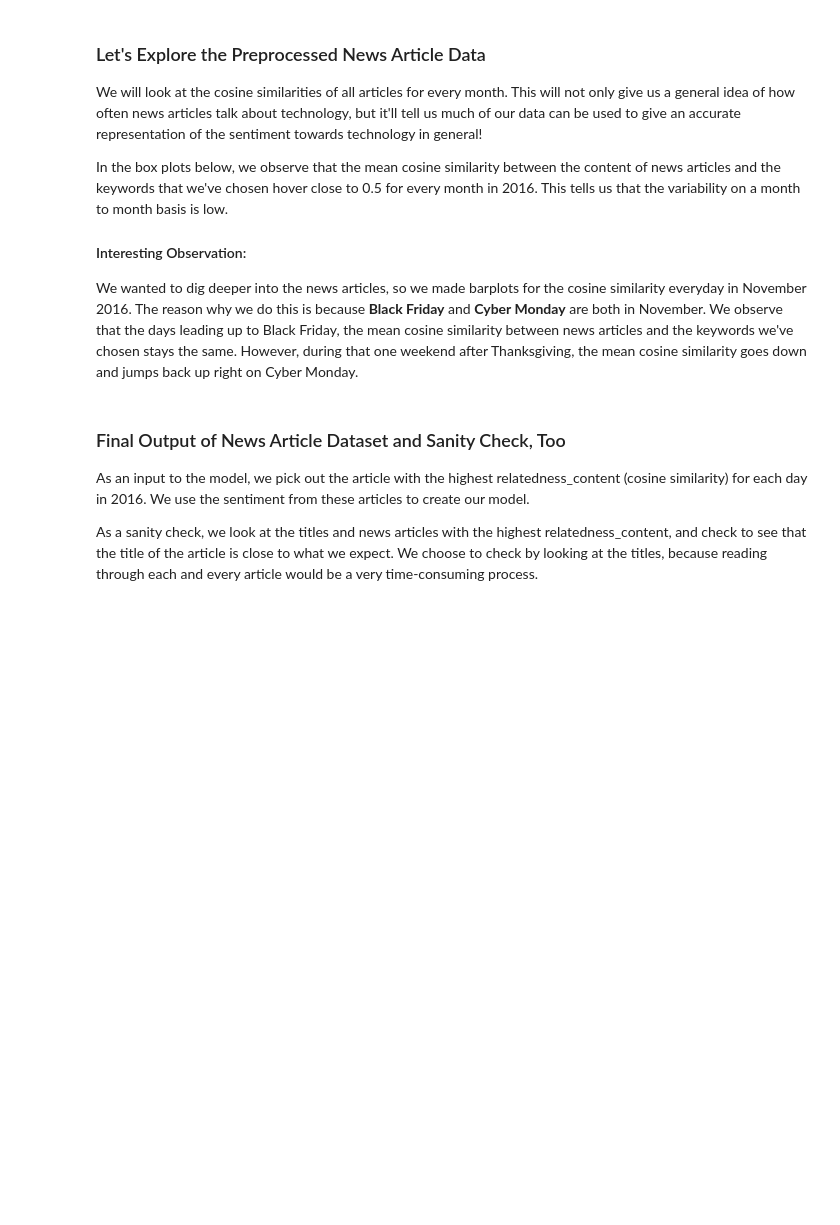
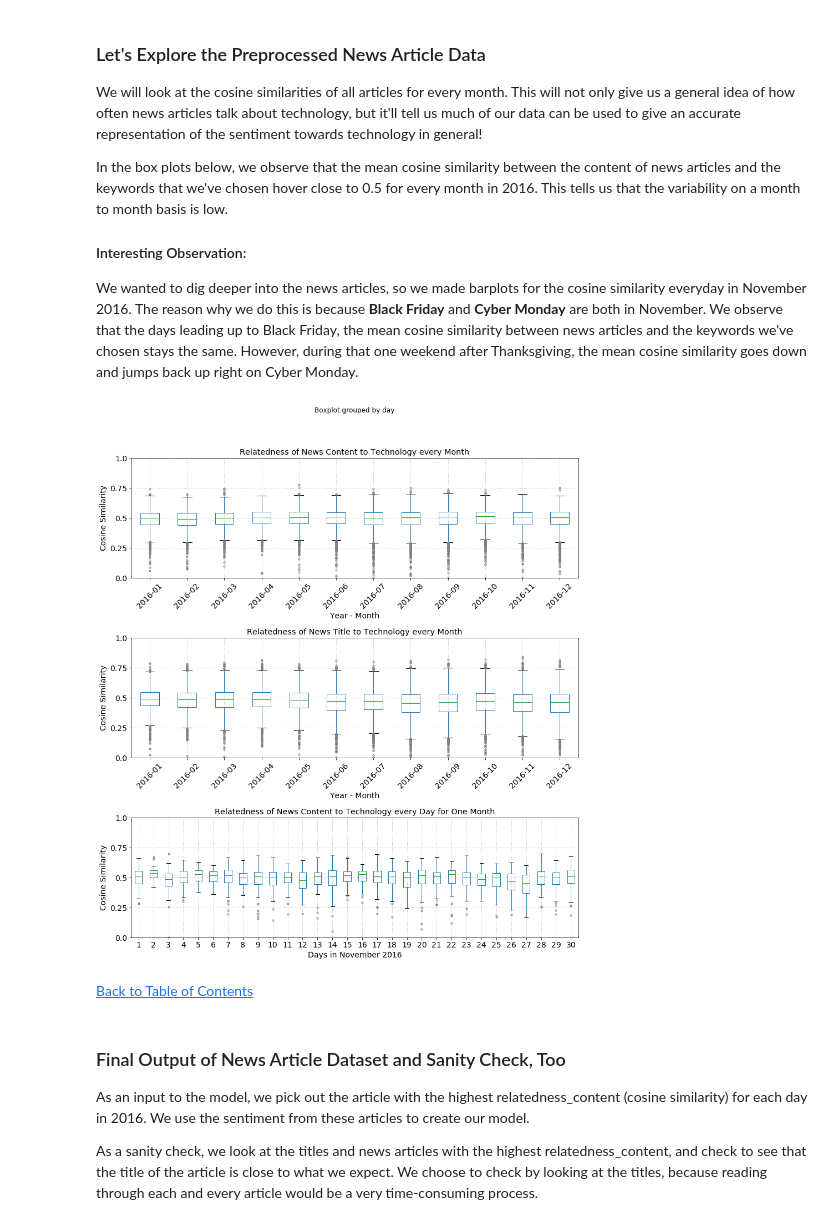
Before and after one commit to chengwill97/Stock-Market-Price-Prediction, a Jupyter notebook: Stock_Prediction_with_Sentiment.ipynb, the cells around one changed output. Cells and saved outputs as stored; diff of their text form; code cells hidden in the pictures; blank space fills up the shorter version.

```diff
--- a/Stock_Prediction_with_Sentiment.ipynb
+++ b/Stock_Prediction_with_Sentiment.ipynb
@@ -729,34 +765,38 @@ relatedness_content_month_plot_args = {
     'rot' : 0,
     'by' : 'day',
     'flierprops' : flierprops,
 }
 
 relatedness_content_plot = relatedness_content_df.boxplot(**relatedness_content_plot_args)
 relatedness_content_plot.set_title('Relatedness of News Content to Technology every Month')
 relatedness_content_plot.set_xlabel('Year - Month', fontsize=14)
 relatedness_content_plot.set_ylabel('Cosine Similarity', fontsize=14)
 relatedness_content_plot.set_yticks(yticks)
 relatedness_content_plot.set_yticklabels(yticklabels, fontsize=14)
 relatedness_content_plot.set_ylim(ymin=0, ymax=1)
 relatedness_content_plot.grid('on', which='both', linestyle=':')
 
 relatedness_title_plot = relatedness_title_df.boxplot(**relatedness_title_plot_args)
 relatedness_title_plot.set_title('Relatedness of News Title to Technology every Month')
 relatedness_title_plot.set_xlabel('Year - Month', fontsize=14)
 relatedness_title_plot.set_ylabel('Cosine Similarity', fontsize=14)
 relatedness_title_plot.set_yticks(yticks)
 relatedness_title_plot.set_yticklabels(yticklabels, fontsize=14)
 relatedness_title_plot.set_ylim(ymin=0, ymax=1)
 relatedness_title_plot.grid('on', which='both', linestyle=':')
 
 relatedness_content_month_plot = relatedness_content_month_df.boxplot(**relatedness_content_month_plot_args)
 relatedness_content_month_plot.set_title('Relatedness of News Content to Technology every Day for One Month')
-relatedness_content_month_plot.set_xlabel('Day of the Month', fontsize=14)
+relatedness_content_month_plot.set_xlabel('Days in November 2016', fontsize=14)
 relatedness_content_month_plot.set_ylabel('Cosine Similarity', fontsize=14)
 relatedness_content_month_plot.set_yticks(yticks)
 relatedness_content_month_plot.set_yticklabels(yticklabels, fontsize=14)
 relatedness_content_month_plot.set_ylim(ymin=0, ymax=1)
 relatedness_content_month_plot.grid('on', which='both', linestyle=':')
+# %% [output]
+[figure, added]
+# %% [markdown]
+[Back to Table of Contents](#toc)
 # %% [markdown]
 ### Final Output of News Article Dataset and Sanity Check, Too
 
```
Also changed, not shown: parts of 59 cells of this notebook.
